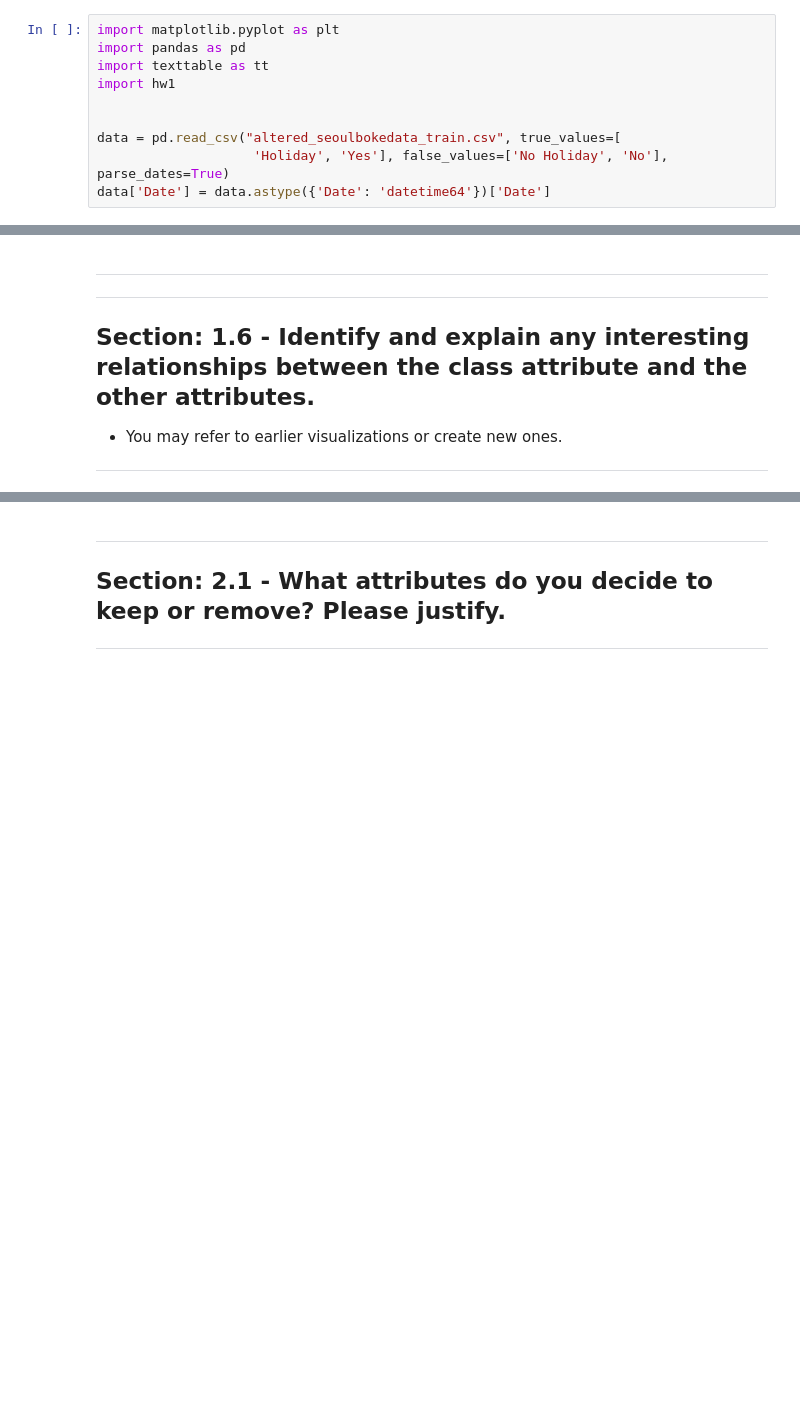
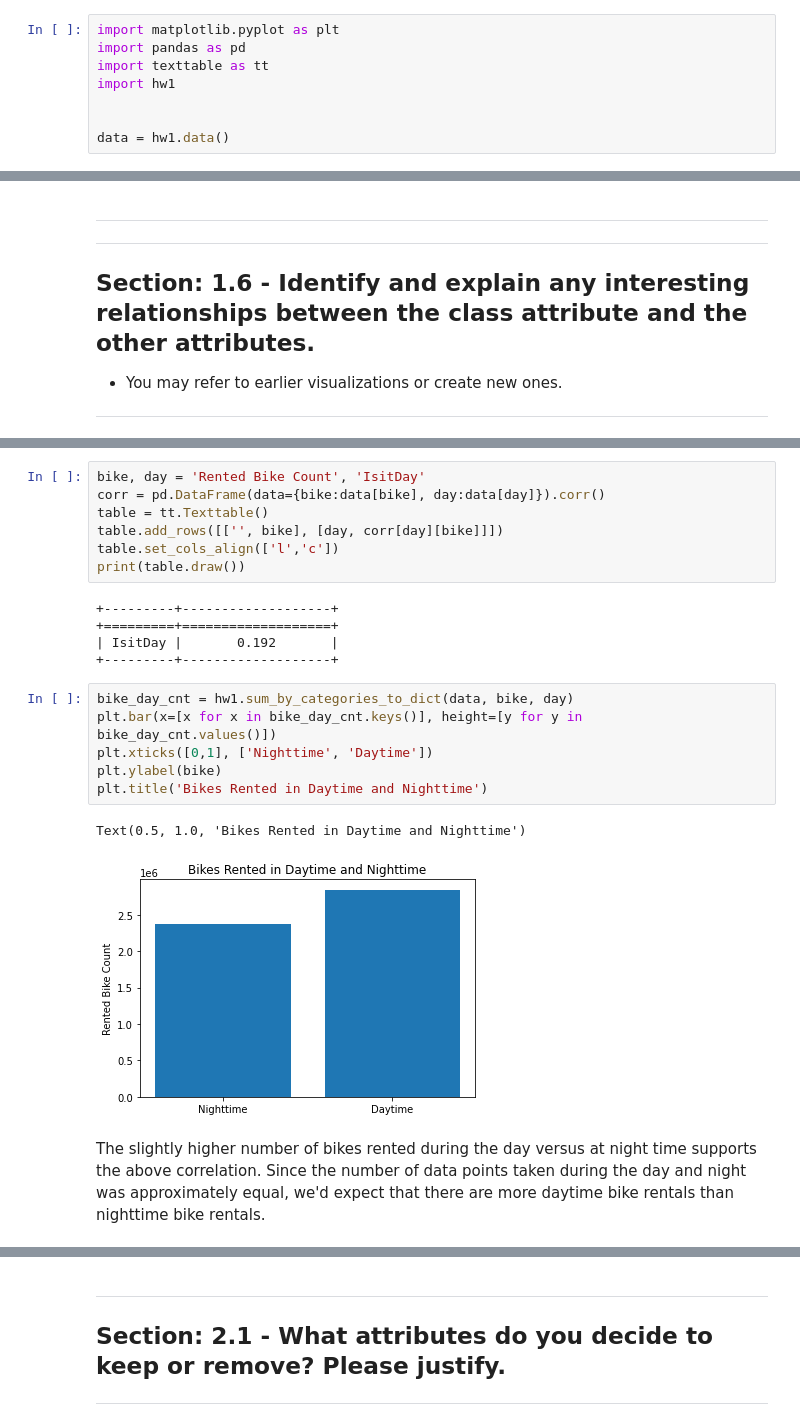
Before and after one commit to ryanstuckey0/cse5243-data-mining, a Jupyter notebook: hw1/CSE5243_EDA_HW_Template_V2.ipynb, the cells around one changed output, grey strips where cells are left out. Saved outputs shown, nothing was run; the diff lists cells and outputs as text; blank space fills up the shorter version.

```diff
--- a/hw1/CSE5243_EDA_HW_Template_V2.ipynb
+++ b/hw1/CSE5243_EDA_HW_Template_V2.ipynb
@@ -27,9 +27,7 @@ import texttable as tt
 import hw1
 
 
-data = pd.read_csv("altered_seoulbokedata_train.csv", true_values=[
-                    'Holiday', 'Yes'], false_values=['No Holiday', 'No'], parse_dates=True)
-data['Date'] = data.astype({'Date': 'datetime64'})['Date']
+data = hw1.data()
 # %% [markdown]
 ***
 # Section: 1 - Data Understanding
@@ -493,0 +523,23 @@ The percent of closed days that had bikes rented out is less than 1%. This likel
+# %%
+bike, day = 'Rented Bike Count', 'IsitDay'
+corr = pd.DataFrame(data={bike:data[bike], day:data[day]}).corr()
+table = tt.Texttable()
+table.add_rows([['', bike], [day, corr[day][bike]]])
+table.set_cols_align(['l','c'])
+print(table.draw())
+# %% [output]
++---------+-------------------+
++=========+===================+
+| IsitDay |       0.192       |
++---------+-------------------+
+# %%
+bike_day_cnt = hw1.sum_by_categories_to_dict(data, bike, day)
+plt.bar(x=[x for x in bike_day_cnt.keys()], height=[y for y in bike_day_cnt.values()])
+plt.xticks([0,1], ['Nighttime', 'Daytime'])
+plt.ylabel(bike)
+plt.title('Bikes Rented in Daytime and Nighttime')
+# %% [output]
+Text(0.5, 1.0, 'Bikes Rented in Daytime and Nighttime')
+[figure, added]
+# %% [markdown]
+The slightly higher number of bikes rented during the day versus at night time supports the above correlation. Since the number of data points taken during the day and night was approximately equal, we'd expect that there are more daytime bike rentals than nighttime bike rentals.
```
Also changed, not shown: parts of 28 cells of this notebook, 1 other file.
